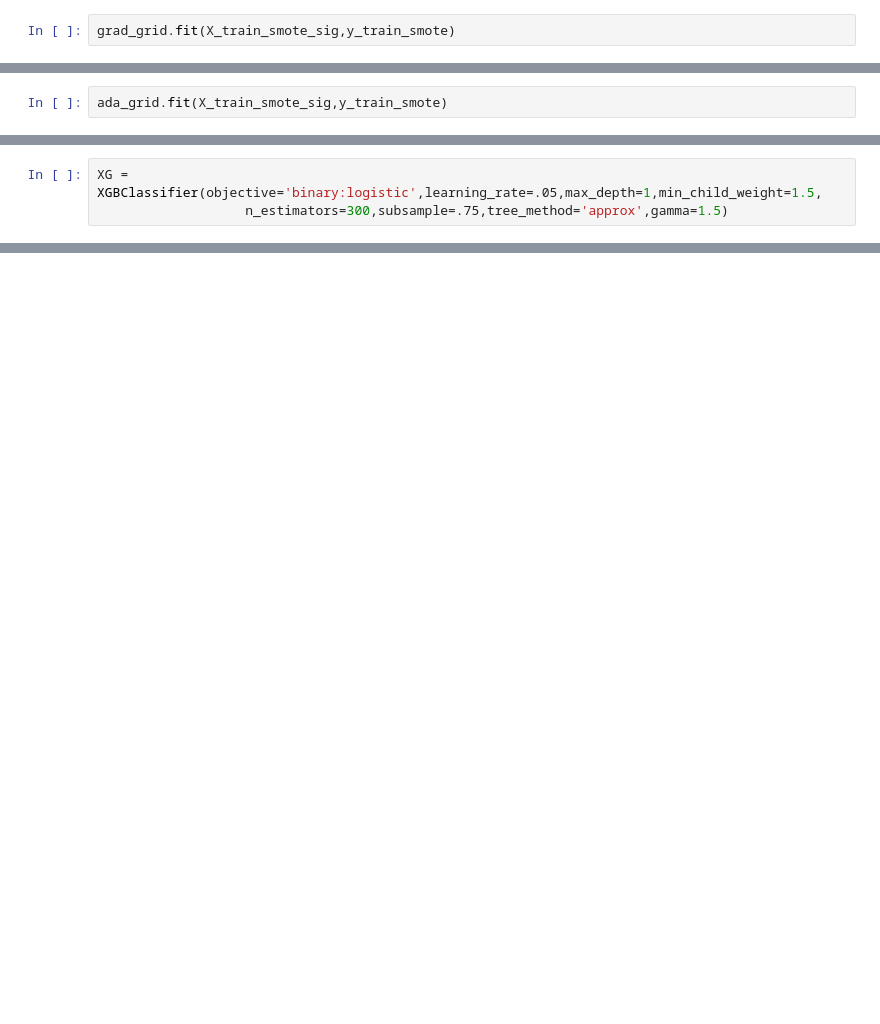
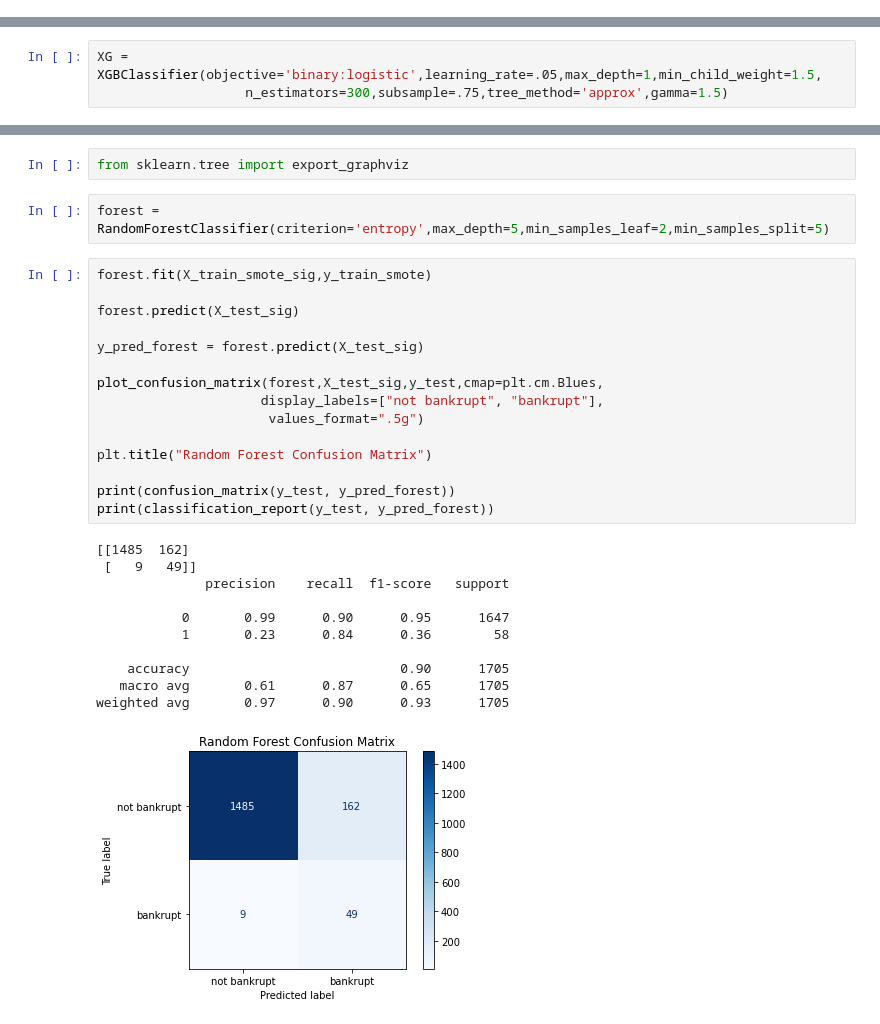
Before and after one commit to srodriguez2742/dsc-phase-3-project, a Jupyter notebook: Better testbook.ipynb, the cells around one changed output, grey strips where cells are left out. Cells and saved outputs as stored; diff of their text form; blank space fills up the shorter version.

```diff
--- a/Better testbook.ipynb
+++ b/Better testbook.ipynb
@@ -292,5 +266,3 @@ grad_params = {'n_estimators':[100],
             }
 
 grad_grid = GridSearchCV(grad_clf,param_grid=grad_params,scoring='recall',verbose=2,cv=3)
-# %%
-grad_grid.fit(X_train_smote_sig,y_train_smote)
@@ -339,5 +274,3 @@ ada_params = {'n_estimators':[100,200],
             }
 
 ada_grid = GridSearchCV(estimator=AdaBoostClassifier(),param_grid=ada_params,scoring='recall',verbose=2,cv=3)
-# %%
-ada_grid.fit(X_train_smote_sig,y_train_smote)
@@ -456,0 +379,31 @@ ImportError: You must install graphviz to plot tree
+# %%
+from sklearn.tree import export_graphviz
+# %%
+forest = RandomForestClassifier(criterion='entropy',max_depth=5,min_samples_leaf=2,min_samples_split=5)
+# %%
+forest.fit(X_train_smote_sig,y_train_smote)
+
+forest.predict(X_test_sig)
+
+y_pred_forest = forest.predict(X_test_sig)
+
+plot_confusion_matrix(forest,X_test_sig,y_test,cmap=plt.cm.Blues,
+                     display_labels=["not bankrupt", "bankrupt"],
+                      values_format=".5g")
+
+plt.title("Random Forest Confusion Matrix")
+
+print(confusion_matrix(y_test, y_pred_forest))
+print(classification_report(y_test, y_pred_forest))
+# %% [output]
+[[1485  162]
+ [   9   49]]
+              precision    recall  f1-score   support
+
+           0       0.99      0.90      0.95      1647
+           1       0.23      0.84      0.36        58
+
+    accuracy                           0.90      1705
+   macro avg       0.61      0.87      0.65      1705
+weighted avg       0.97      0.90      0.93      1705
+[figure, added]
```
Also changed, not shown: parts of 26 cells of this notebook, 13 other files.
